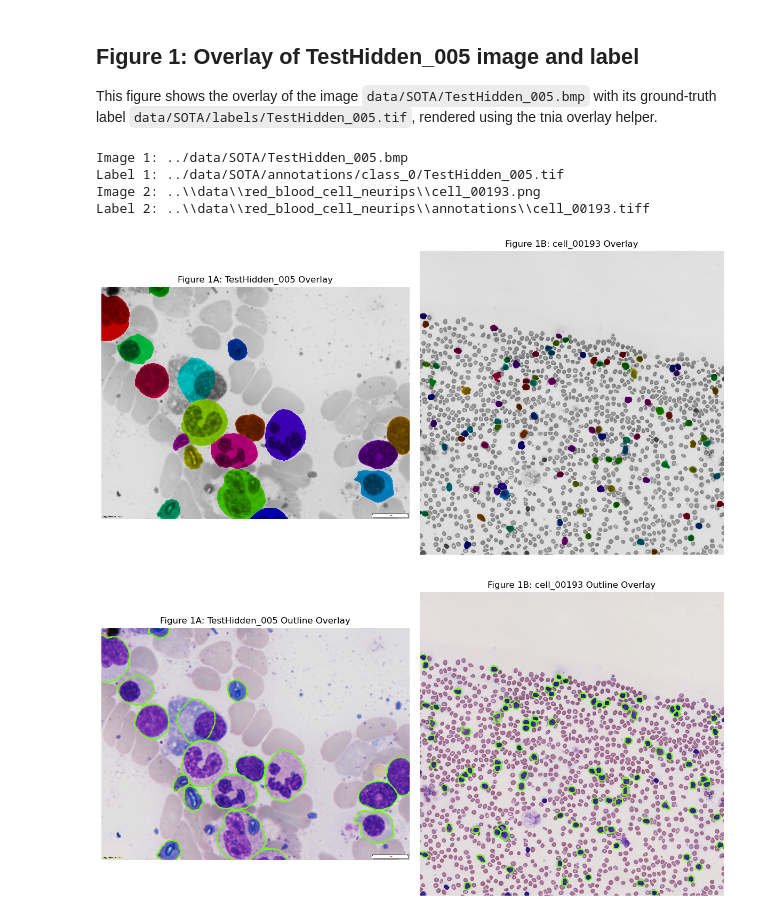
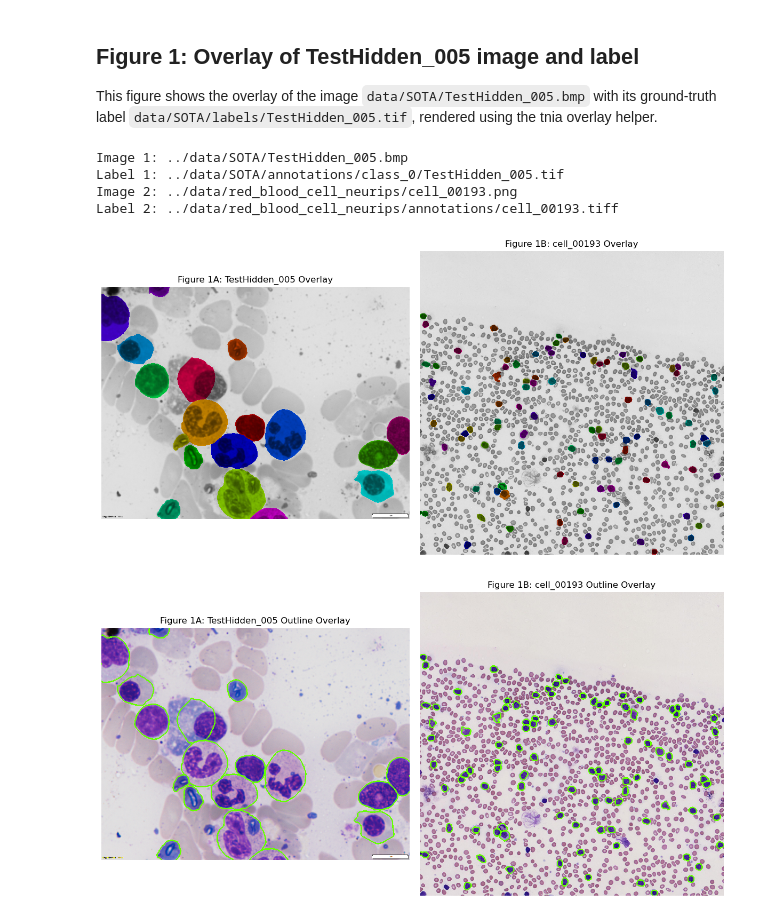
Before and after one commit to bnorthan/reproducible-dl-seg-article, a Jupyter notebook: figures/figure1.ipynb, the cells around one changed output. Saved outputs shown, nothing was run; the diff lists cells and outputs as text; code cells hidden in the pictures.

```diff
--- a/figures/figure1.ipynb
+++ b/figures/figure1.ipynb
@@ -16,43 +16,43 @@ from tnia.plotting.plt_helper import mask_overlay, mask_outline_overlay
 image_path = r"../data/SOTA/TestHidden_005.bmp"
 label_path = r"../data/SOTA/annotations/class_0/TestHidden_005.tif"
 
-image_path_2 = r"..\\data\\red_blood_cell_neurips\\cell_00193.png"
-label_path_2 = r"..\\data\\red_blood_cell_neurips\\annotations\\cell_00193.tiff"
+image_path_2 = r"../data/red_blood_cell_neurips/cell_00193.png"
+label_path_2 = r"../data/red_blood_cell_neurips/annotations/cell_00193.tiff"
 
 print("Image 1:", image_path)
 print("Label 1:", label_path)
 print("Image 2:", image_path_2)
 print("Label 2:", label_path_2)
 
 # Load images and labels
 img1 = io.imread(image_path)
 label1 = io.imread(label_path)
 
 img2 = io.imread(image_path_2)
 label2 = io.imread(label_path_2)
 
 # Build overlays
 overlay1 = mask_overlay(img1, label1)
 overlay2 = mask_overlay(img2, label2)
 
 # Show overlays side by side (1 row x 2 columns)
 fig, axes = plt.subplots(1, 2, figsize=(12, 6))
 axes[0].imshow(overlay1)
 axes[0].set_title("Figure 1A: TestHidden_005 Overlay")
 axes[0].axis('off')
 
 axes[1].imshow(overlay2)
 axes[1].set_title("Figure 1B: cell_00193 Overlay")
 axes[1].axis('off')
 
 plt.tight_layout()
 plt.show()
 # %% [output]
 Image 1: ../data/SOTA/TestHidden_005.bmp
 Label 1: ../data/SOTA/annotations/class_0/TestHidden_005.tif
-Image 2: ..\\data\\red_blood_cell_neurips\\cell_00193.png
-Label 2: ..\\data\\red_blood_cell_neurips\\annotations\\cell_00193.tiff
+Image 2: ../data/red_blood_cell_neurips/cell_00193.png
+Label 2: ../data/red_blood_cell_neurips/annotations/cell_00193.tiff
-[figure, old version]
+[figure, new version]
 # %%
 # Outline overlays for both images (1 row x 2 columns)
 outline_overlay1 = mask_outline_overlay(img1, label1, color = [100, 255, 0], thickness=5)
```
Also changed, not shown: 1 other file.
